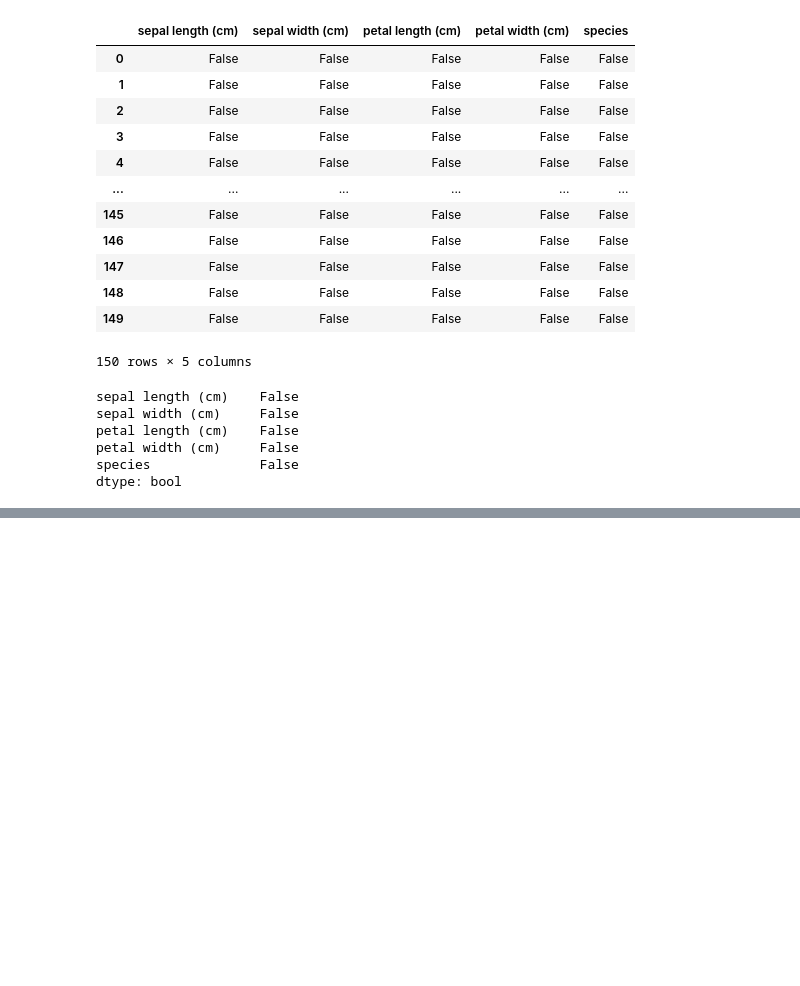
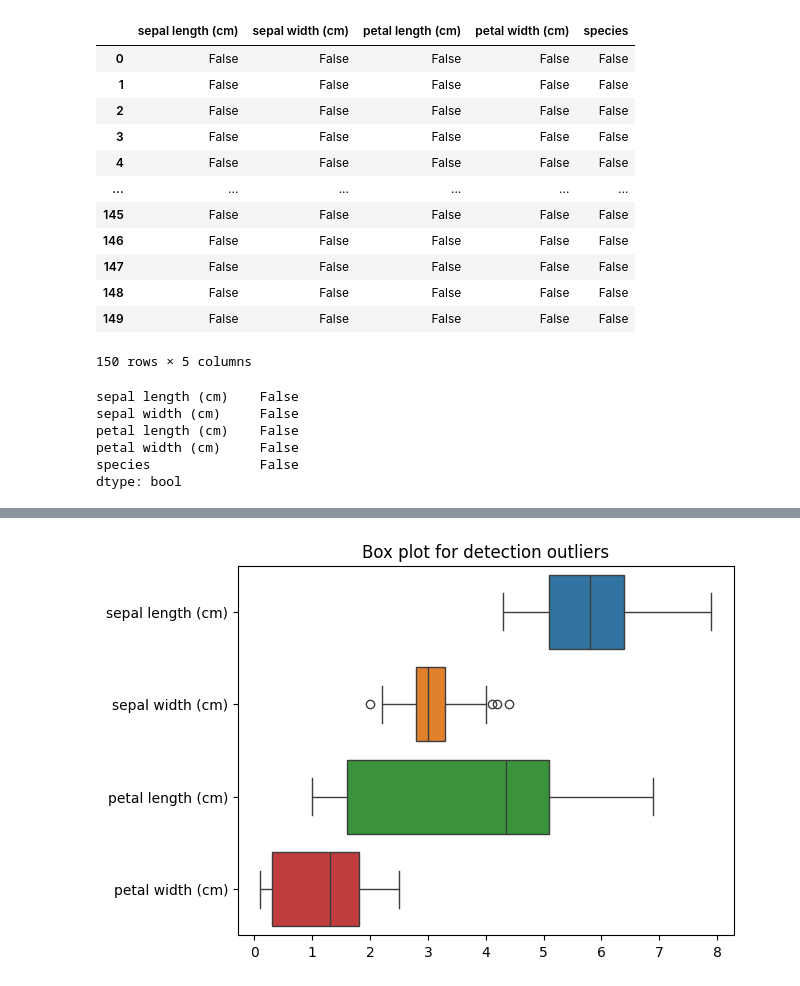
Before and after one commit to shseam13/AIML, a Jupyter notebook: gaussian_naive_bayes.ipynb, the cells around one changed output, grey strips where cells are left out. Cells and saved outputs as stored; diff of their text form; code cells hidden in the pictures; blank space fills up the shorter version.

```diff
--- a/gaussian_naive_bayes.ipynb
+++ b/gaussian_naive_bayes.ipynb
@@ -53,0 +76,6 @@ dtype: bool
+# %%
+sns.boxplot(data=df, orient='h')
+plt.title("Box plot for detection outliers")
+plt.show()
+# %% [output]
+[figure, added]
```
Also changed, not shown: parts of 4 cells of this notebook.
